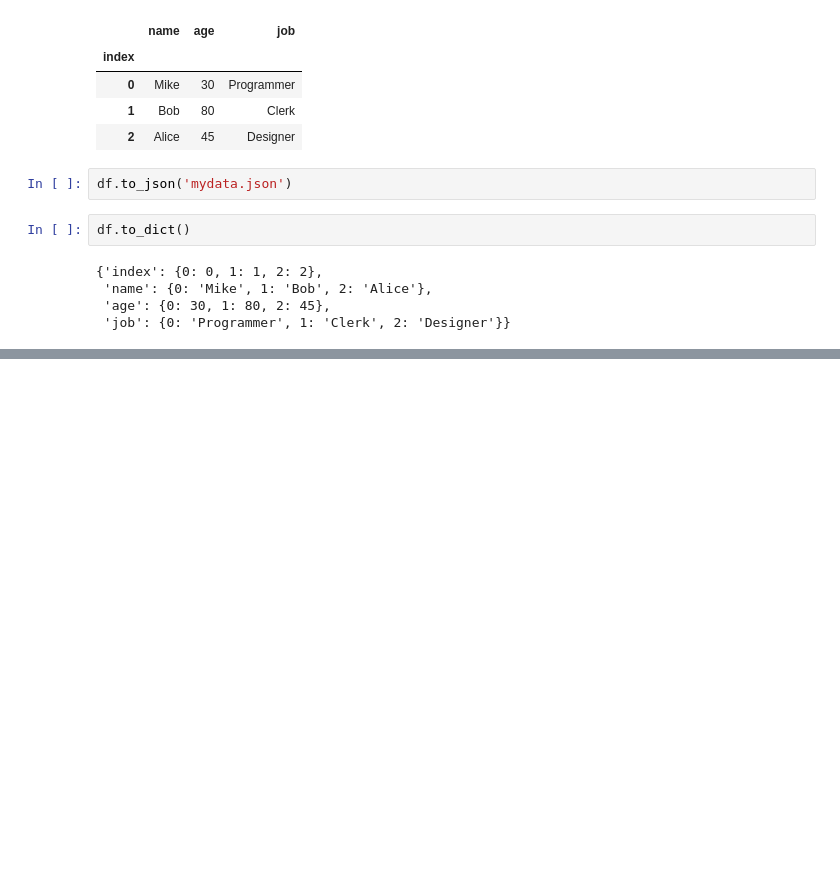
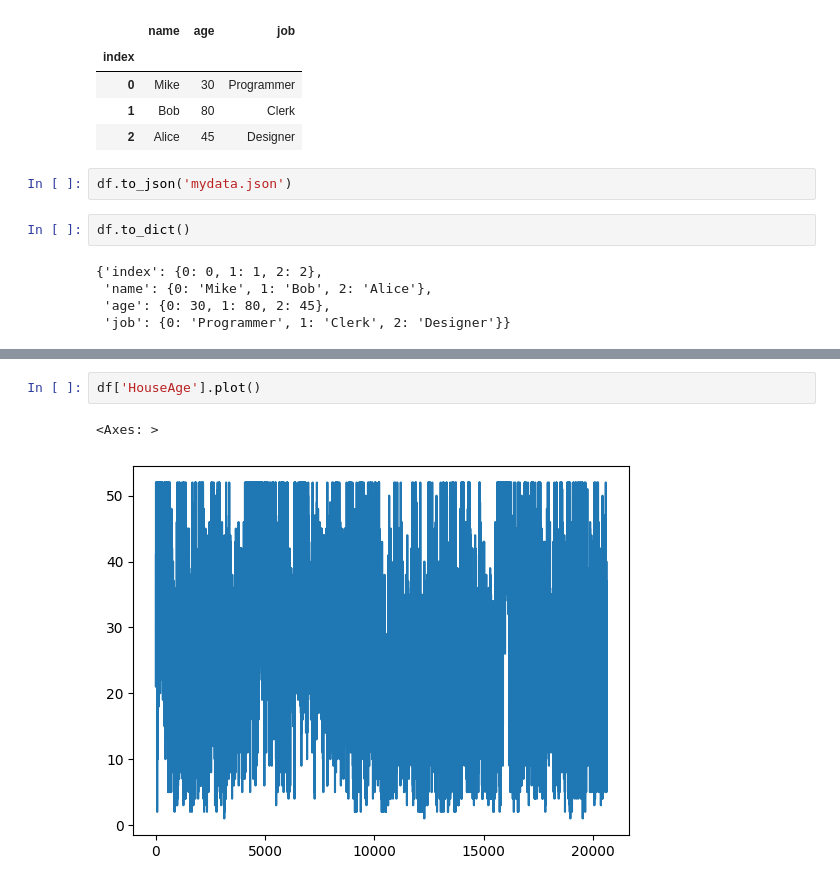
Before and after one commit to avnisinngh/PANDAS, a Jupyter notebook: BASICS_01/basics_01.ipynb, the cells around one changed output, grey strips where cells are left out. Drawn from its saved outputs; the diff is of its cells as text; blank space fills up the shorter version.

```diff
--- a/BASICS_01/basics_01.ipynb
+++ b/BASICS_01/basics_01.ipynb
@@ -75,0 +229,5 @@ df.to_dict()
+# %%
+df['HouseAge'].plot()
+# %% [output]
+<Axes: >
+[figure, added]
```
Also changed, not shown: parts of 24 cells of this notebook.
